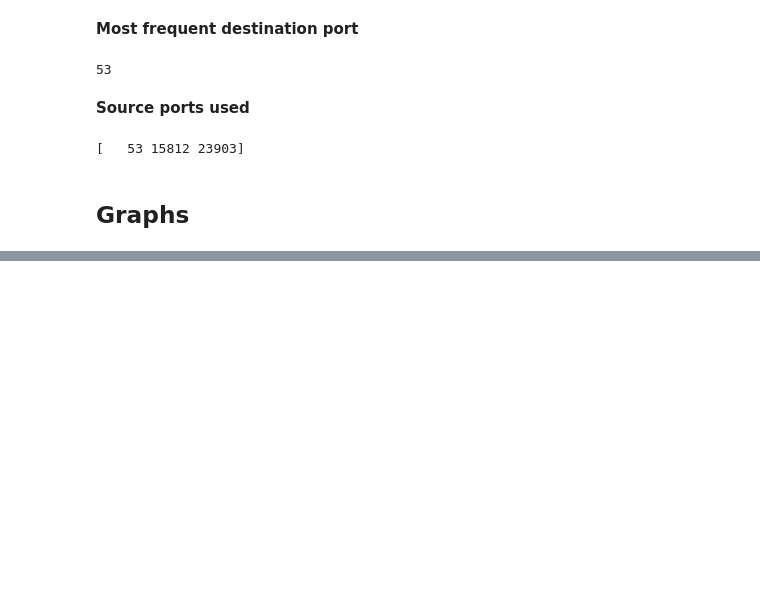
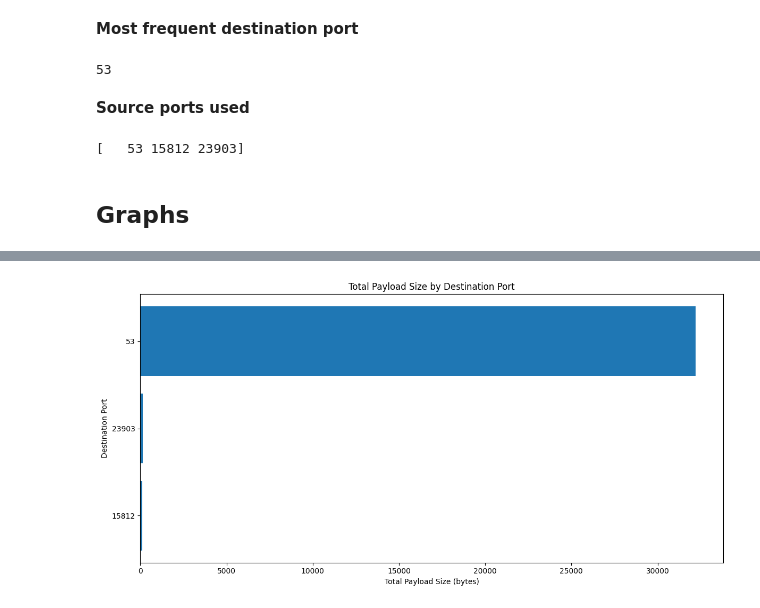
Before and after one commit to Montoya086/SDS-Lab-06, a Jupyter notebook: main.ipynb, the cells around one changed output, grey strips where cells are left out. Saved outputs shown, nothing was run; the diff lists cells and outputs as text; code cells hidden in the pictures; blank space fills up the shorter version.

```diff
--- a/main.ipynb
+++ b/main.ipynb
@@ -136,0 +174,11 @@ print(src_communications['Src Port'].unique())
+# %%
+plt.figure(figsize=(12, 6))
+dst_port_payloads = df.groupby('Dst Port')['Payload Size'].sum().sort_values(ascending=True)
+plt.barh(range(len(dst_port_payloads)), dst_port_payloads.values)
+plt.yticks(range(len(dst_port_payloads)), dst_port_payloads.index)
+plt.xlabel('Total Payload Size (bytes)')
+plt.ylabel('Destination Port')
+plt.title('Total Payload Size by Destination Port')
+plt.tight_layout()
+# %% [output]
+[figure, added]
```
Also changed, not shown: parts of 7 cells of this notebook.
